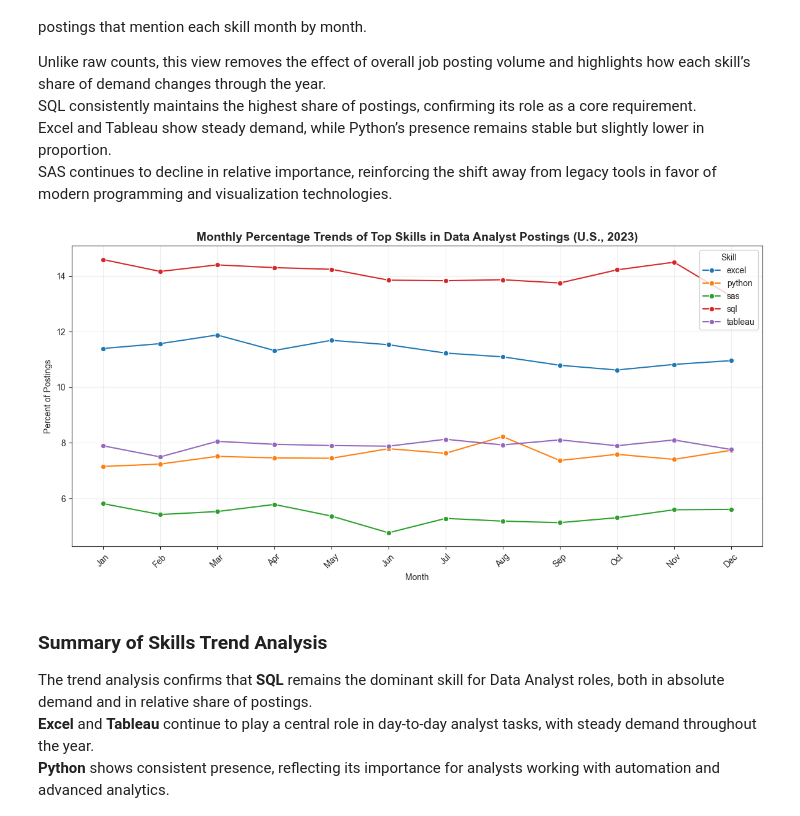
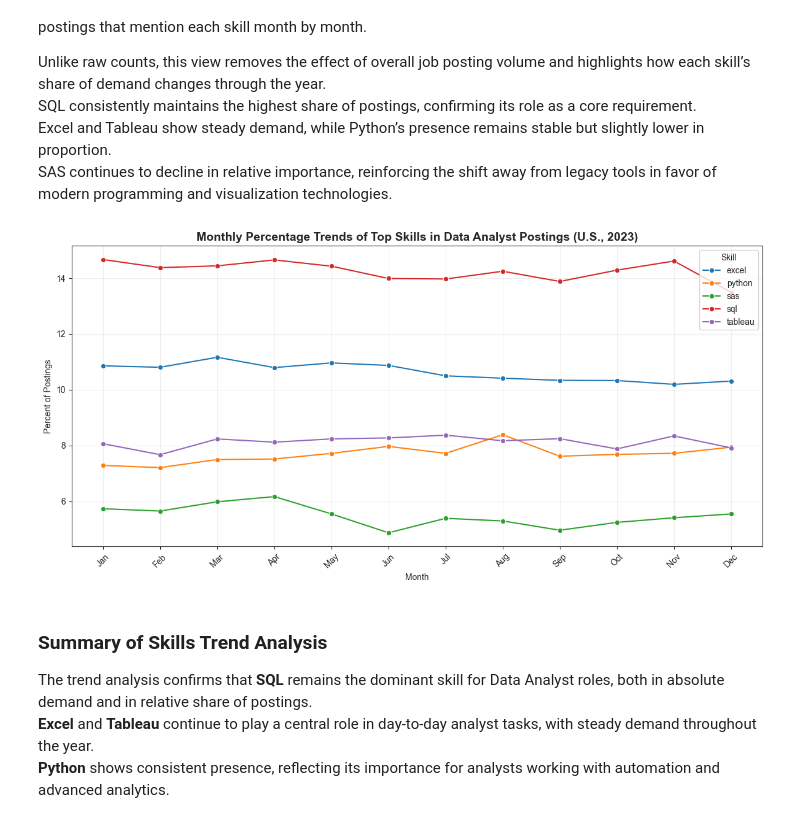
Before and after one commit to oliviakdata/data_jobs_postings, a Jupyter notebook: notebooks/job_market_trends.ipynb, the cells around one changed output. Cells and saved outputs as stored; diff of their text form; code cells hidden in the pictures.

```diff
--- a/notebooks/job_market_trends.ipynb
+++ b/notebooks/job_market_trends.ipynb
@@ -203,7 +203,10 @@ For example, while SQL and Excel show month-to-month bumps, their smoothed lines
 Python and Tableau display steadier demand, while SAS shows a gradual decline across the year.
 # %%
 # Filter for Data Analyst postings only
-df_DA_US = df_US[df_US['job_title_short'] == 'Data Analyst'].copy()
+df_DA_US = df[
+    (df['job_country'] == 'United States') &
+    (df['job_title_short'].isin(['Data Analyst', 'Senior Data Analyst']))
+].copy()
 
 # Build a real month timestamp from job_posted_date (first day of month)
 df_DA_US['month_ts'] = pd.to_datetime(df_DA_US['job_posted_date']).dt.to_period('M').dt.to_timestamp()
@@ -260,6 +263,10 @@ SQL consistently maintains the highest share of postings, confirming its role as
 Excel and Tableau show steady demand, while Python’s presence remains stable but slightly lower in proportion.
 SAS continues to decline in relative importance, reinforcing the shift away from legacy tools in favor of modern programming and visualization technologies.
 # %%
+# Extract month and create a new column for better readability
+df_DA_US['month'] = df_DA_US['job_posted_date'].dt.strftime('%b')  # e.g., Jan, Feb
+df_DA_US['month_num'] = df_DA_US['job_posted_date'].dt.month       # numeric for sorting
+
 # Using the filtered dataset for Data Analyst postings, with exploded job_skills column
 # Counts per (month_num, skill)
 monthly_counts = (
@@ -272,34 +279,34 @@ monthly_counts = (
 monthly_totals = df_DA_US.groupby('month_num').size().reset_index(name='total')
 
 # Merge + percentage
 monthly_counts = monthly_counts.merge(monthly_totals, on='month_num', how='left')
 monthly_counts['pct'] = 100 * monthly_counts['count'] / monthly_counts['total']
 
 # Pick top 5 skills overall (by total count across months)
 top_skills = (
     monthly_counts.groupby('job_skills')['count']
     .sum()
     .nlargest(5)
     .index
 )
 monthly_pct = monthly_counts[monthly_counts['job_skills'].isin(top_skills)].copy()
 
 # Month labels in correct order
 month_labels = ['Jan','Feb','Mar','Apr','May','Jun','Jul','Aug','Sep','Oct','Nov','Dec']
 
 # Plot
 plt.figure(figsize=(12,6))
 sns.lineplot(data=monthly_pct.sort_values('month_num'),
              x='month_num', y='pct', hue='job_skills', marker='o')
 plt.title("Monthly Percentage Trends of Top Skills in Data Analyst Postings (U.S., 2023)", fontsize=14, weight='bold')
 plt.xlabel("Month"); plt.ylabel("Percent of Postings")
 plt.xticks(ticks=range(1,13), labels=month_labels, rotation=45)
 plt.grid(alpha=0.3)
 plt.legend(title="Skill", loc = "upper right")
 plt.tight_layout()
 plt.show()
 # %% [output]
-[figure, old version]
+[figure, new version]
 # %% [markdown]
 ### Summary of Skills Trend Analysis
 
```
Also changed, not shown: parts of 3 cells of this notebook, 5 other files.
